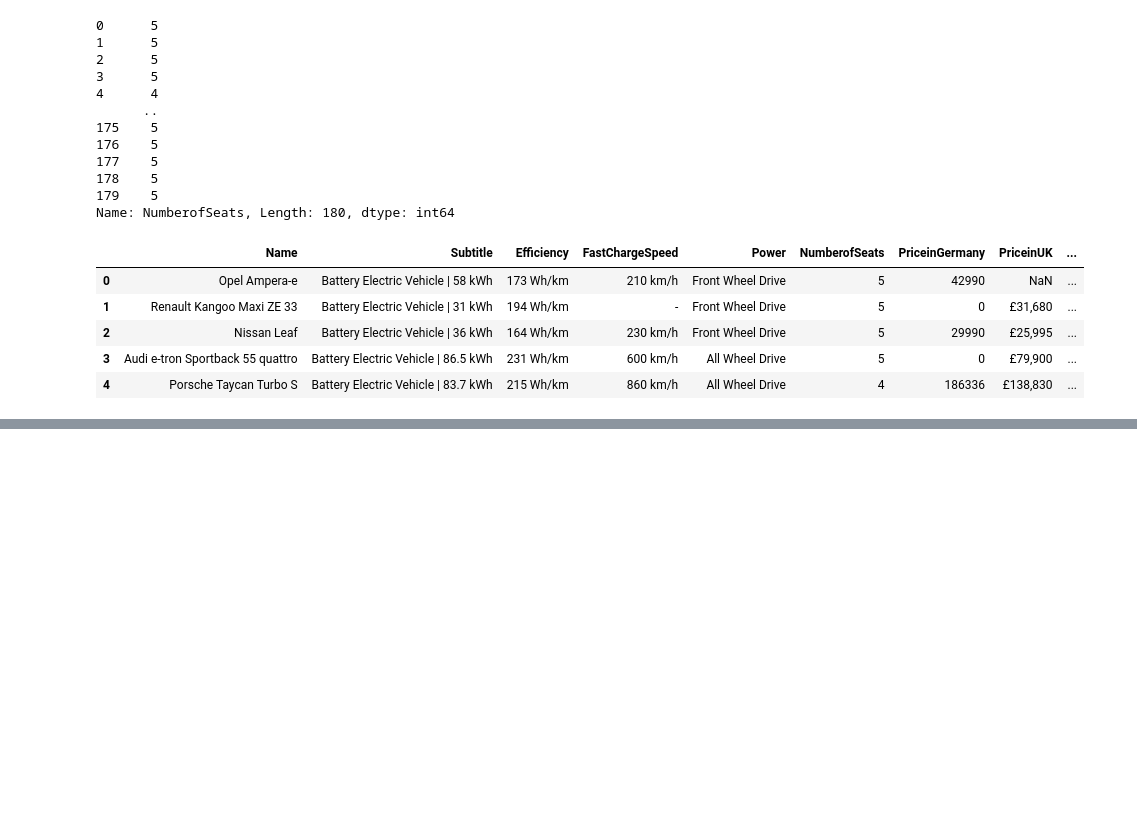
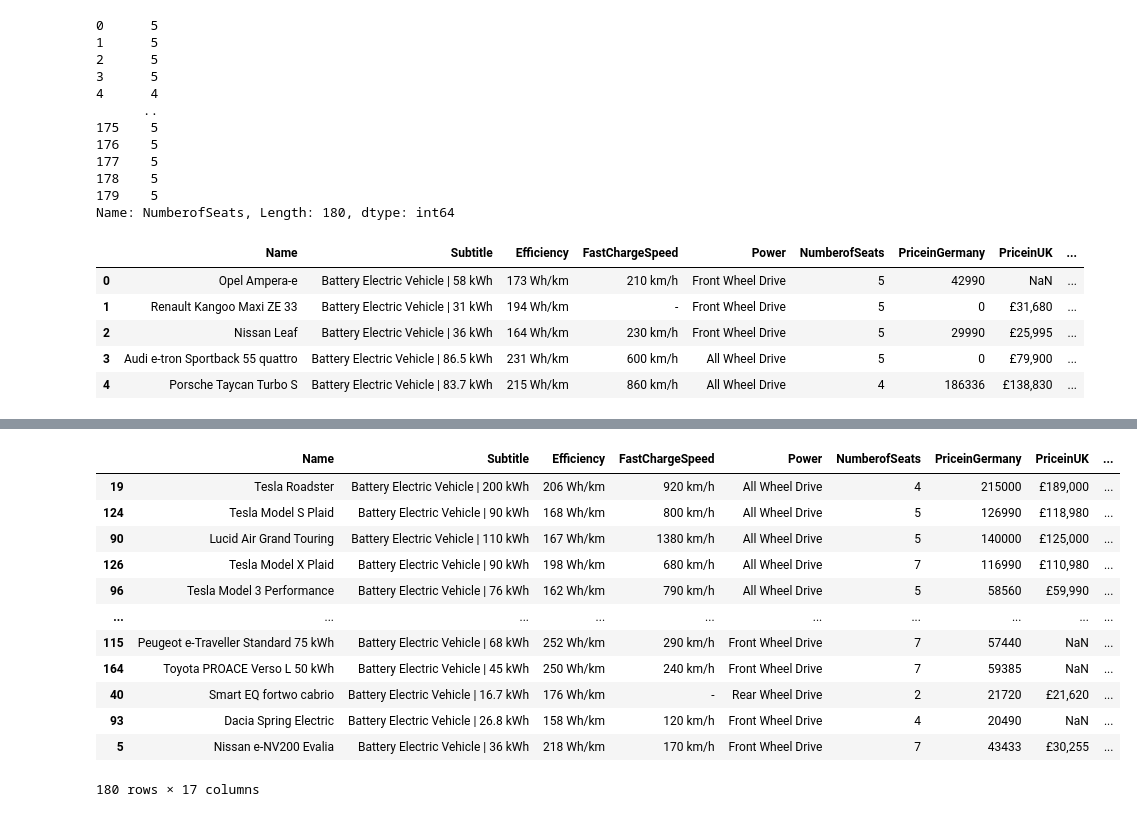
Before and after one commit to nikkiespartinez/Finals-folder, a Jupyter notebook: test charts.ipynb, the cells around one changed output, grey strips where cells are left out. Drawn from its saved outputs; the diff is of its cells as text; code cells hidden in the pictures; blank space fills up the shorter version.

```diff
--- a/test charts.ipynb
+++ b/test charts.ipynb
@@ -179,0 +197,17 @@ df.head()
+# %%
+df.sort_values(by='Top Speed (KM/H)', inplace=True, ascending=False)
+df
+# %% [output]
+|  | Name | Subtitle | Efficiency | FastChargeSpeed | Power | NumberofSeats | PriceinGermany | PriceinUK | ... |
+| 19 | Tesla Roadster | Battery Electric Vehicle | 200 kWh | 206 Wh/km | 920 km/h | All Wheel Drive | 4 | 215000 | £189,000 | ... |
+| 124 | Tesla Model S Plaid | Battery Electric Vehicle | 90 kWh | 168 Wh/km | 800 km/h | All Wheel Drive | 5 | 126990 | £118,980 | ... |
+| 90 | Lucid Air Grand Touring | Battery Electric Vehicle | 110 kWh | 167 Wh/km | 1380 km/h | All Wheel Drive | 5 | 140000 | £125,000 | ... |
+| 126 | Tesla Model X Plaid | Battery Electric Vehicle | 90 kWh | 198 Wh/km | 680 km/h | All Wheel Drive | 7 | 116990 | £110,980 | ... |
+| 96 | Tesla Model 3 Performance | Battery Electric Vehicle | 76 kWh | 162 Wh/km | 790 km/h | All Wheel Drive | 5 | 58560 | £59,990 | ... |
+| ... | ... | ... | ... | ... | ... | ... | ... | ... | ... |
+| 115 | Peugeot e-Traveller Standard 75 kWh | Battery Electric Vehicle | 68 kWh | 252 Wh/km | 290 km/h | Front Wheel Drive | 7 | 57440 | NaN | ... |
+| 164 | Toyota PROACE Verso L 50 kWh | Battery Electric Vehicle | 45 kWh | 250 Wh/km | 240 km/h | Front Wheel Drive | 7 | 59385 | NaN | ... |
+| 40 | Smart EQ fortwo cabrio | Battery Electric Vehicle | 16.7 kWh | 176 Wh/km | - | Rear Wheel Drive | 2 | 21720 | £21,620 | ... |
+| 93 | Dacia Spring Electric | Battery Electric Vehicle | 26.8 kWh | 158 Wh/km | 120 km/h | Front Wheel Drive | 4 | 20490 | NaN | ... |
+| 5 | Nissan e-NV200 Evalia | Battery Electric Vehicle | 36 kWh | 218 Wh/km | 170 km/h | Front Wheel Drive | 7 | 43433 | £30,255 | ... |
+180 rows × 17 columns
```
Also changed, not shown: parts of 4 cells of this notebook, 6 other files.
